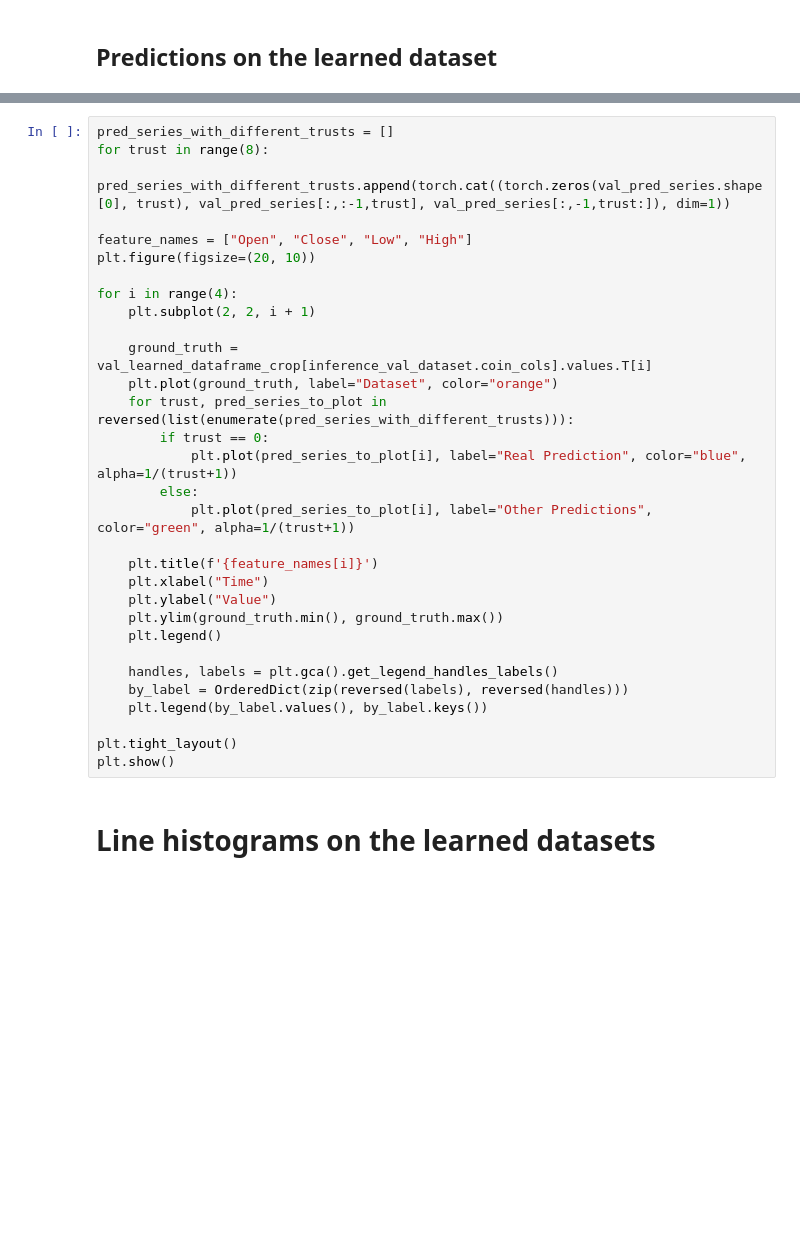
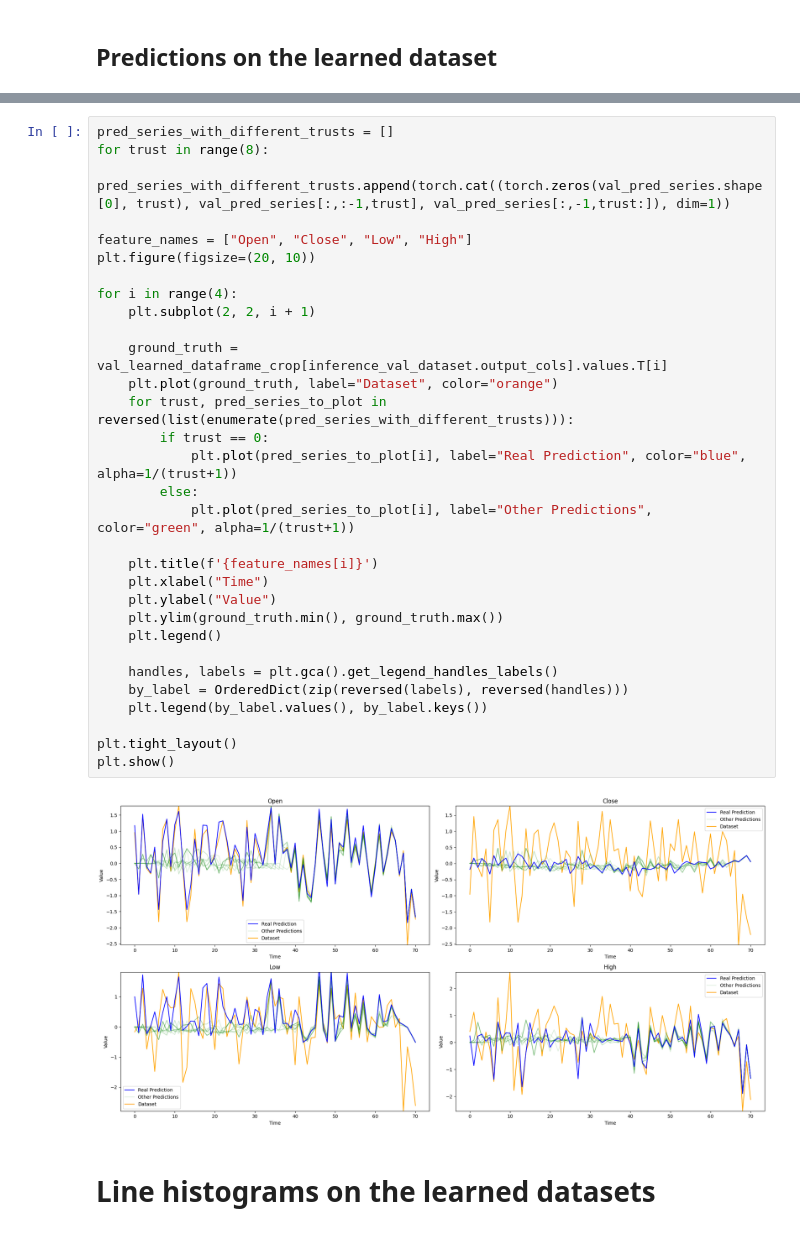
Before and after one commit to mericdemirors/CrossCurrencyPrediction, a Jupyter notebook: train_scripts/08_evaluation.ipynb, the cells around one changed output, grey strips where cells are left out. Saved outputs shown, nothing was run; the diff lists cells and outputs as text; blank space fills up the shorter version.

```diff
--- a/train_scripts/08_evaluation.ipynb
+++ b/train_scripts/08_evaluation.ipynb
@@ -146,34 +164,36 @@ plt.show()
 # %%
 pred_series_with_different_trusts = []
 for trust in range(8):
     pred_series_with_different_trusts.append(torch.cat((torch.zeros(val_pred_series.shape[0], trust), val_pred_series[:,:-1,trust], val_pred_series[:,-1,trust:]), dim=1))
 
 feature_names = ["Open", "Close", "Low", "High"]
 plt.figure(figsize=(20, 10))
 
 for i in range(4):
     plt.subplot(2, 2, i + 1)
 
-    ground_truth = val_learned_dataframe_crop[inference_val_dataset.coin_cols].values.T[i]
+    ground_truth = val_learned_dataframe_crop[inference_val_dataset.output_cols].values.T[i]
     plt.plot(ground_truth, label="Dataset", color="orange")
     for trust, pred_series_to_plot in reversed(list(enumerate(pred_series_with_different_trusts))):
         if trust == 0:
             plt.plot(pred_series_to_plot[i], label="Real Prediction", color="blue", alpha=1/(trust+1))
         else:
             plt.plot(pred_series_to_plot[i], label="Other Predictions", color="green", alpha=1/(trust+1))
 
     plt.title(f'{feature_names[i]}')
     plt.xlabel("Time")
     plt.ylabel("Value")
     plt.ylim(ground_truth.min(), ground_truth.max())
     plt.legend()
 
     handles, labels = plt.gca().get_legend_handles_labels()
     by_label = OrderedDict(zip(reversed(labels), reversed(handles)))
     plt.legend(by_label.values(), by_label.keys())
 
 plt.tight_layout()
 plt.show()
+# %% [output]
+[figure, added]
 # %% [markdown]
 # Line histograms on the learned datasets
 # %%
```
Also changed, not shown: parts of 9 cells of this notebook.
